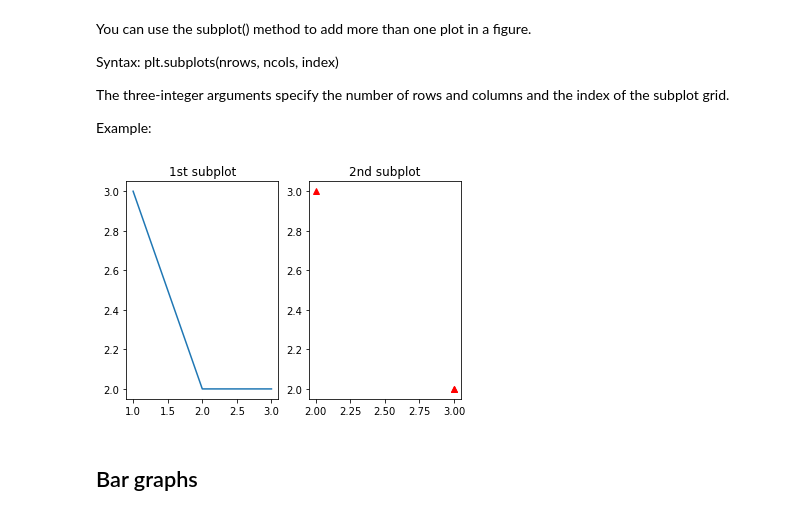
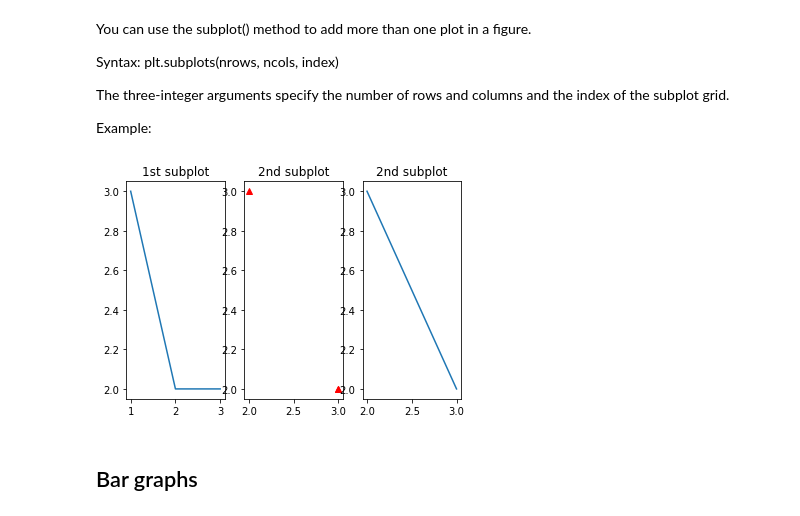
Before and after one commit to zoubida123ck/python-for-finance, a Jupyter notebook: day_03/lessons/01-matplotlib_basic.ipynb, the cells around one changed output. Saved outputs shown, nothing was run; the diff lists cells and outputs as text; code cells hidden in the pictures.

```diff
--- a/day_03/lessons/01-matplotlib_basic.ipynb
+++ b/day_03/lessons/01-matplotlib_basic.ipynb
@@ -71,16 +72,21 @@ The three-integer arguments specify the number of rows and columns and the index
 Example:
 # %%
 from matplotlib import pyplot as plt
-plt.subplot(1, 2, 1)
+plt.subplot(1, 3, 1)
 plt.plot([1, 2, 3], [3, 2, 2])
 plt.title("1st subplot")
 
-plt.subplot(1, 2, 2)
+plt.subplot(1, 3, 2)
 plt.plot([2, 3, 3], [3, 2, 2], "r^")
 plt.title("2nd subplot")
+
+plt.subplot(1, 3, 3)
+plt.plot([2, 3, 3], [3, 2, 2])
+plt.title("2nd subplot")
+
 plt.show()
 # %% [output]
-[figure, old version]
+[figure, new version]
 # %% [markdown]
 ## Bar graphs
 # %% [markdown]
```
Also changed, not shown: parts of 6 cells of this notebook.
